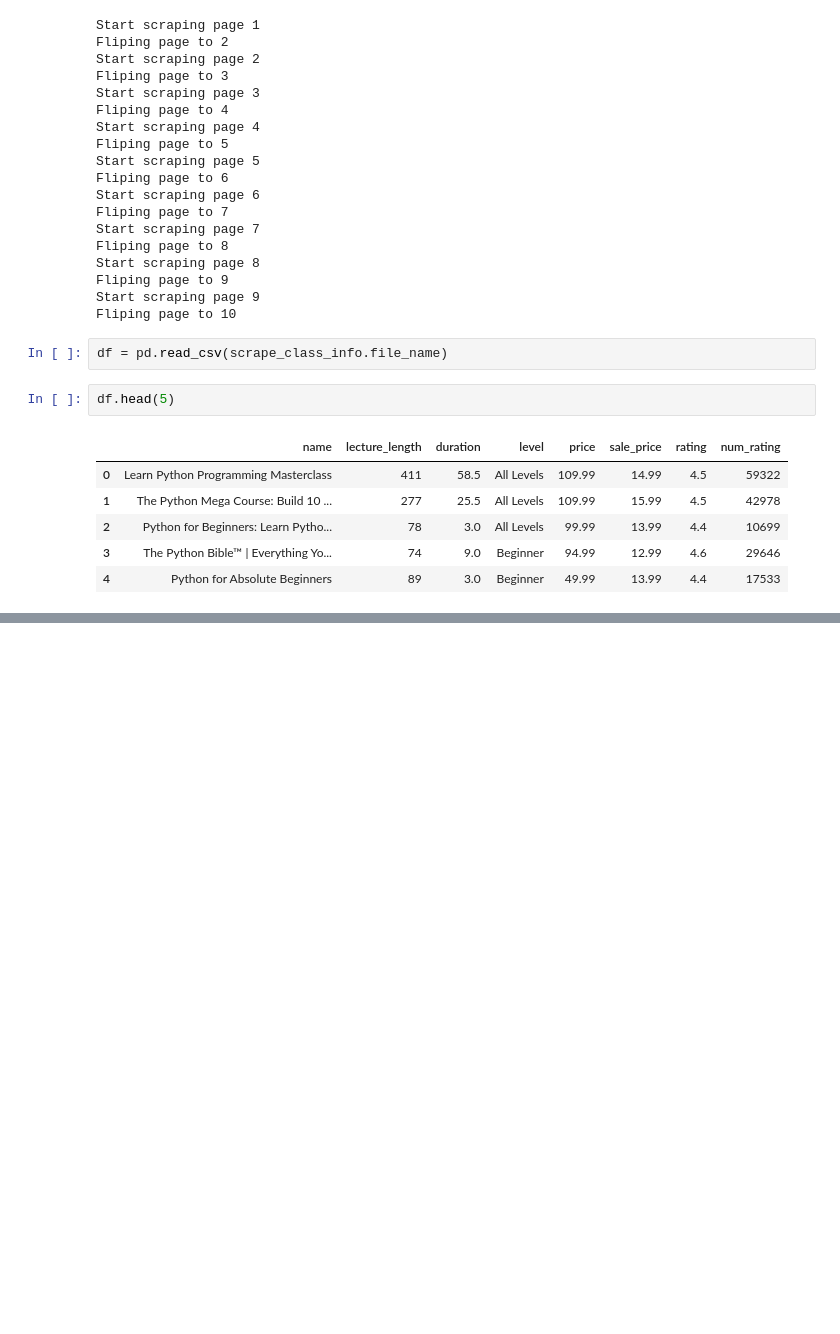
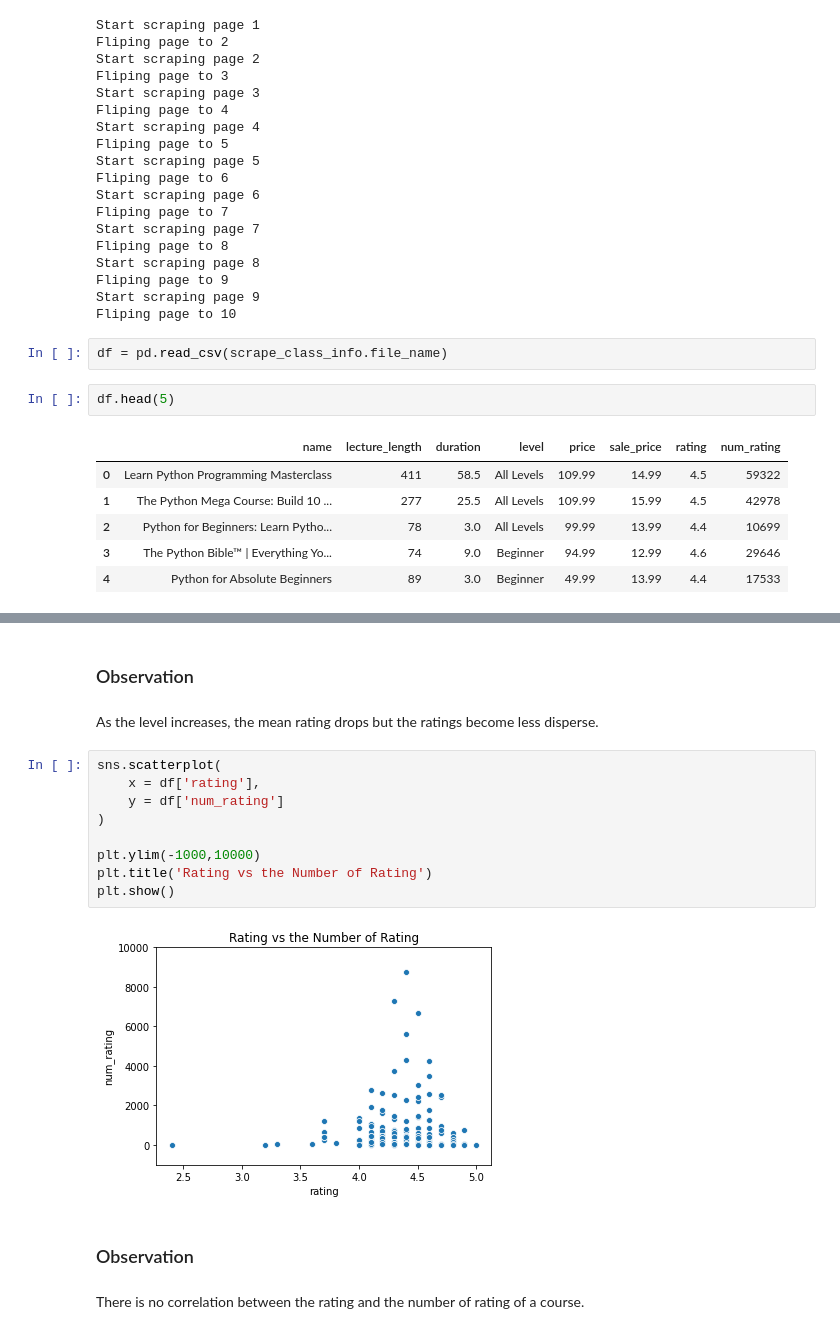
Before and after one commit to heiheychan/udemyscrape.github.io, a Jupyter notebook: index.py.ipynb, the cells around one changed output, grey strips where cells are left out. Cells and saved outputs as stored; diff of their text form; blank space fills up the shorter version.

```diff
--- a/index.py.ipynb
+++ b/index.py.ipynb
@@ -168,0 +193,19 @@ df.drop(index=df[df.duration == df.duration.max()].index).plot.scatter(x='lectur
+# %% [markdown]
+### Observation
+# %% [markdown]
+As the level increases, the mean rating drops but the ratings become less disperse.
+# %%
+sns.scatterplot(
+    x = df['rating'],
+    y = df['num_rating']
+)
+
+plt.ylim(-1000,10000)
+plt.title('Rating vs the Number of Rating')
+plt.show()
+# %% [output]
+[figure, added]
+# %% [markdown]
+### Observation
+# %% [markdown]
+There is no correlation between the rating and the number of rating of a course.
```
Also changed, not shown: parts of 12 cells of this notebook, 1 other file.
